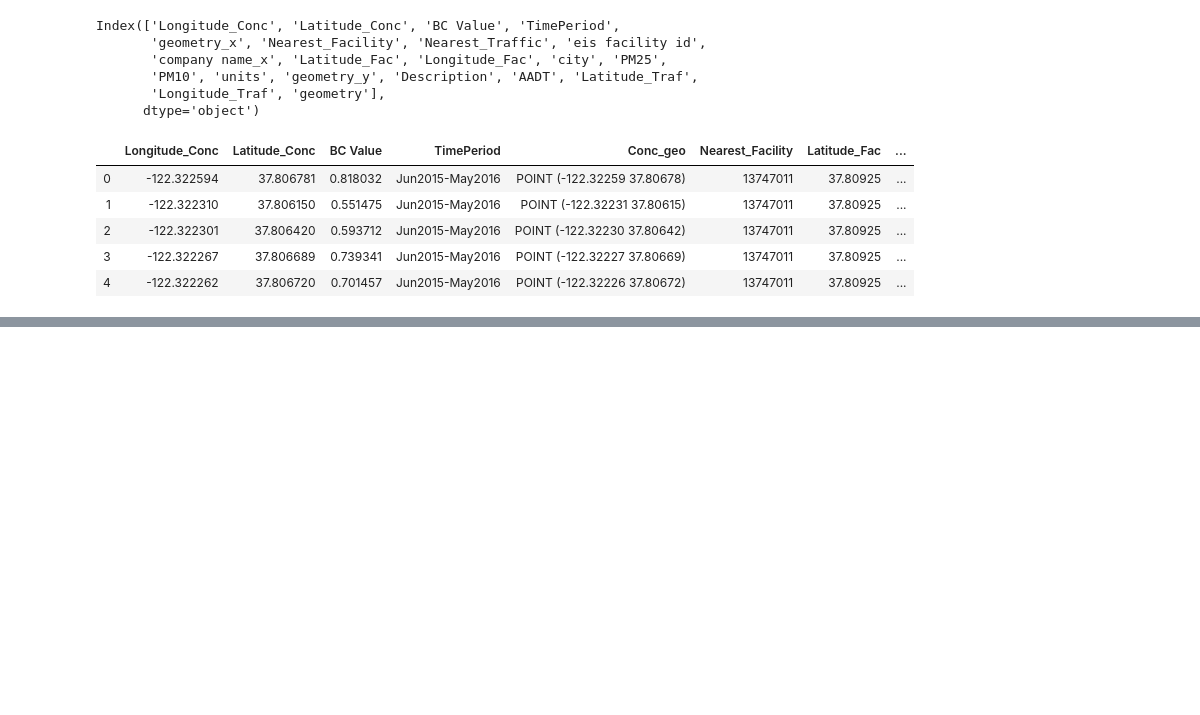
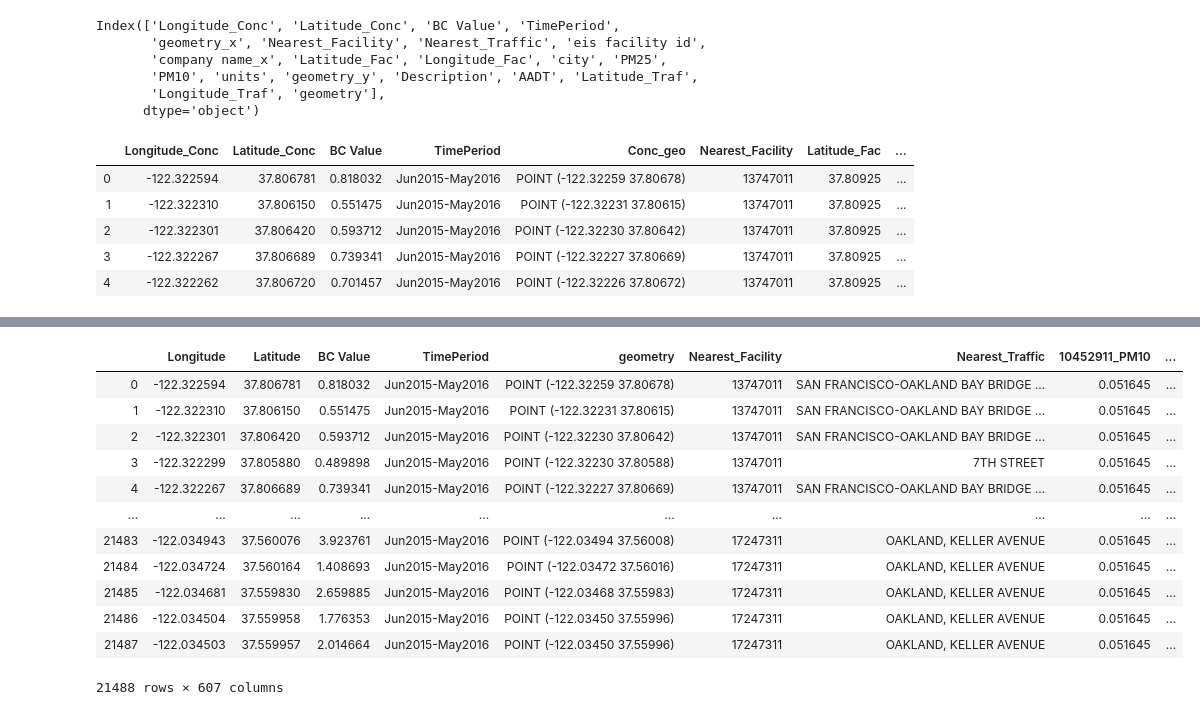
Before and after one commit to varsha2509/Springboard-DS, a Jupyter notebook: Capstone1/Idea3/Exploratory_Data_Analysis.ipynb, the cells around one changed output, grey strips where cells are left out. Saved outputs shown, nothing was run; the diff lists cells and outputs as text; code cells hidden in the pictures; blank space fills up the shorter version.

```diff
--- a/Capstone1/Idea3/Exploratory_Data_Analysis.ipynb
+++ b/Capstone1/Idea3/Exploratory_Data_Analysis.ipynb
@@ -435,0 +478,2 @@ Oak_PM.head()
+# %%
+Oak_PM_combined = Oak_PM_lat.join(Oak_PM_long).join(Oak_PM_PM25).join(Oak_PM_PM10)
@@ -435,0 +486,2 @@ Oak_PM.head()
+# %%
+Oak_PM_combined = Oak_PM_combined.reindex(columns=sorted(Oak_PM_combined.columns))
@@ -435,0 +494,20 @@ Oak_PM.head()
+# %%
+Oak_PM_combined = Oak_PM_combined.loc[Oak_PM_combined.index.repeat(21488)].reset_index(drop=True)
+# %%
+df_BC_2 = df_BC.join(Oak_PM_combined)
+# %%
+df_BC_2
+# %% [output]
+|  | Longitude | Latitude | BC Value | TimePeriod | geometry | Nearest_Facility | Nearest_Traffic | 10452911_PM10 | ... |
+| 0 | -122.322594 | 37.806781 | 0.818032 | Jun2015-May2016 | POINT (-122.32259 37.80678) | 13747011 | SAN FRANCISCO-OAKLAND BAY BRIDGE ... | 0.051645 | ... |
+| 1 | -122.322310 | 37.806150 | 0.551475 | Jun2015-May2016 | POINT (-122.32231 37.80615) | 13747011 | SAN FRANCISCO-OAKLAND BAY BRIDGE ... | 0.051645 | ... |
+| 2 | -122.322301 | 37.806420 | 0.593712 | Jun2015-May2016 | POINT (-122.32230 37.80642) | 13747011 | SAN FRANCISCO-OAKLAND BAY BRIDGE ... | 0.051645 | ... |
+| 3 | -122.322299 | 37.805880 | 0.489898 | Jun2015-May2016 | POINT (-122.32230 37.80588) | 13747011 | 7TH STREET | 0.051645 | ... |
+| 4 | -122.322267 | 37.806689 | 0.739341 | Jun2015-May2016 | POINT (-122.32227 37.80669) | 13747011 | SAN FRANCISCO-OAKLAND BAY BRIDGE ... | 0.051645 | ... |
+| ... | ... | ... | ... | ... | ... | ... | ... | ... | ... |
+| 21483 | -122.034943 | 37.560076 | 3.923761 | Jun2015-May2016 | POINT (-122.03494 37.56008) | 17247311 | OAKLAND, KELLER AVENUE | 0.051645 | ... |
+| 21484 | -122.034724 | 37.560164 | 1.408693 | Jun2015-May2016 | POINT (-122.03472 37.56016) | 17247311 | OAKLAND, KELLER AVENUE | 0.051645 | ... |
+| 21485 | -122.034681 | 37.559830 | 2.659885 | Jun2015-May2016 | POINT (-122.03468 37.55983) | 17247311 | OAKLAND, KELLER AVENUE | 0.051645 | ... |
+| 21486 | -122.034504 | 37.559958 | 1.776353 | Jun2015-May2016 | POINT (-122.03450 37.55996) | 17247311 | OAKLAND, KELLER AVENUE | 0.051645 | ... |
+| 21487 | -122.034503 | 37.559957 | 2.014664 | Jun2015-May2016 | POINT (-122.03450 37.55996) | 17247311 | OAKLAND, KELLER AVENUE | 0.051645 | ... |
+21488 rows × 607 columns
```
Also changed, not shown: parts of 25 cells of this notebook, 1 other file.
